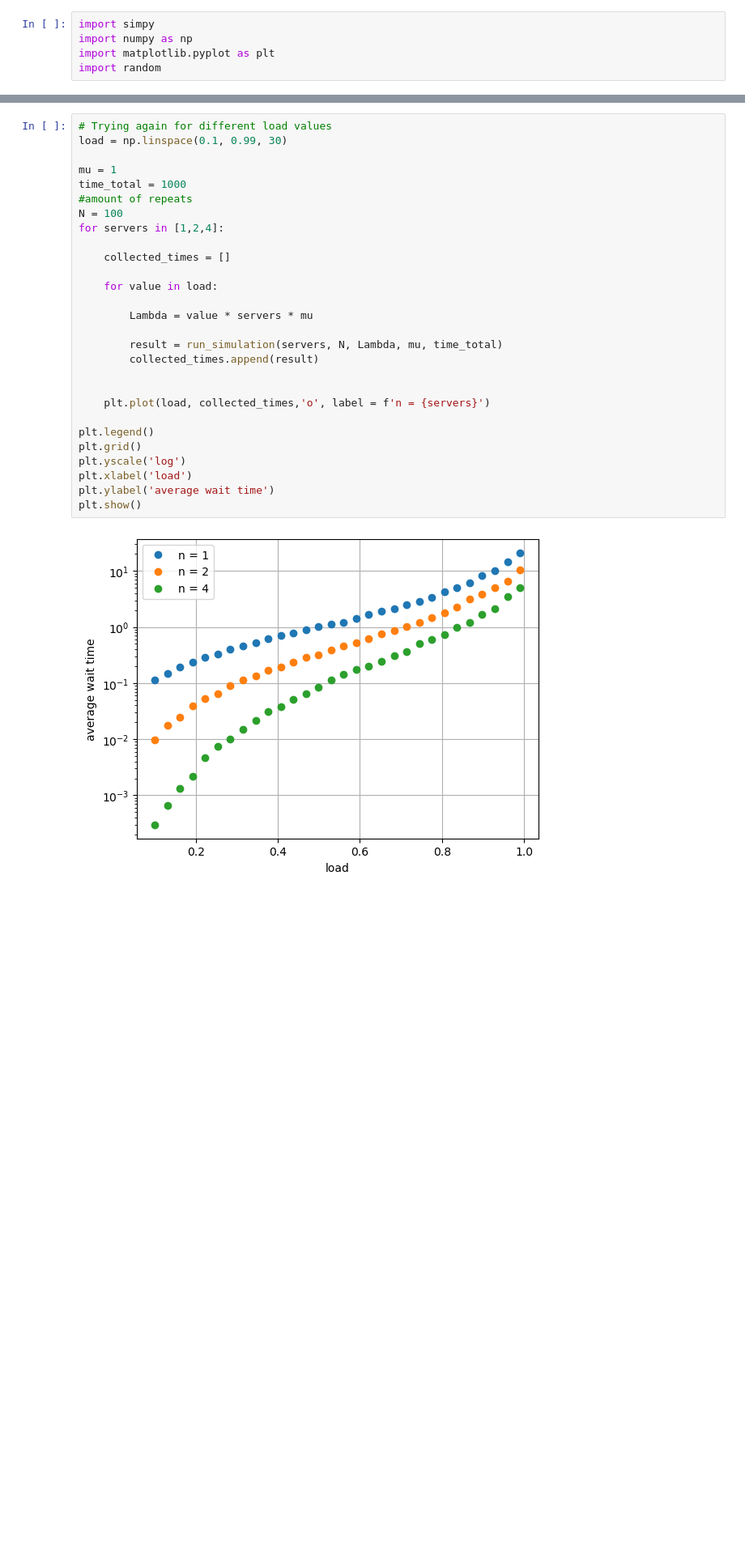
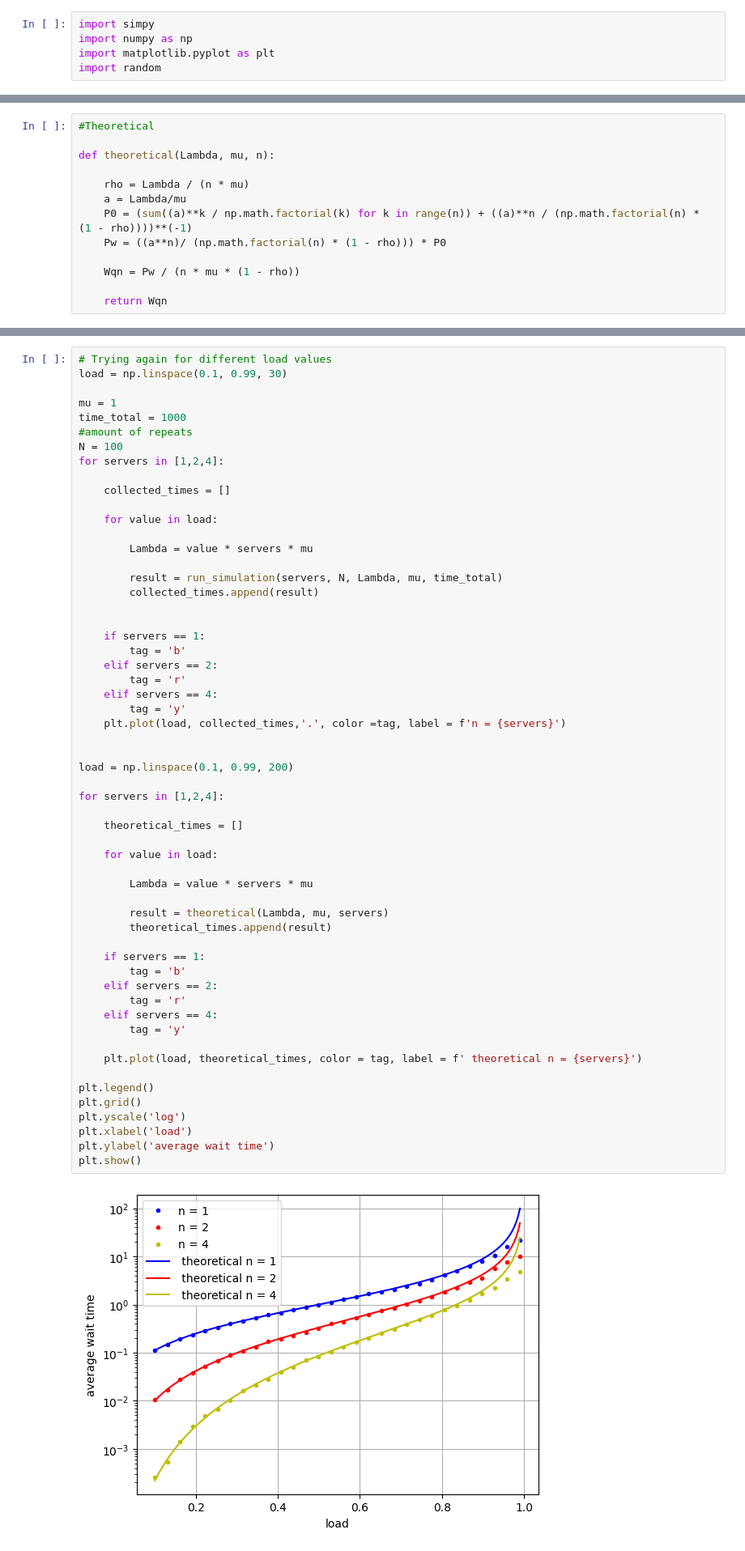
Before and after one commit to luka-waronig/Stochastic_sim_assignment_2, a Jupyter notebook: assignment_2.ipynb, the cells around one changed output, grey strips where cells are left out. Shown at 81% size. Saved outputs shown, nothing was run; the diff lists cells and outputs as text; blank space fills up the shorter version.

Commit message:
added theoretical into graph

```diff
--- a/assignment_2.ipynb
+++ b/assignment_2.ipynb
@@ -84,6 +85,19 @@ W(2) < W(1)
 
 #### non mathematical explanation:
 The average waiting time is shorter for an M/M/2 queue compared to an M/M/1 queue with the same system load ($\rho$)because in the M/M/2 system, there are two servers sharing the workload. This reduces the probability of all servers being busy at the same time and allows more customers to be served simultaneously. Additionally, the impact of variability in arrival and service times is less pronounced when multiple servers are available, which leads to shorter queues and reduced waiting times. Essentially, the system benefits from resource pooling, where multiple servers provide flexibility and efficiency in handling customer arrivals.
+# %%
+#Theoretical
+
+def theoretical(Lambda, mu, n):
+
+    rho = Lambda / (n * mu)
+    a = Lambda/mu
+    P0 = (sum((a)**k / np.math.factorial(k) for k in range(n)) + ((a)**n / (np.math.factorial(n) * (1 - rho))))**(-1)
+    Pw = ((a**n)/ (np.math.factorial(n) * (1 - rho))) * P0
+
+    Wqn = Pw / (n * mu * (1 - rho))
+
+    return Wqn
 # %%
 # Used as a guide: https://simpy.readthedocs.io/en/latest/examples/bank_renege.html
 def source(env, time_total, Lambda, counter, waiting_times, mu):
@@ -154,33 +168,62 @@ plt.show()
 # %%
 # Trying again for different load values
 load = np.linspace(0.1, 0.99, 30)
 
 mu = 1
 time_total = 1000
 #amount of repeats
 N = 100
 for servers in [1,2,4]:
 
     collected_times = []
 
     for value in load:
 
         Lambda = value * servers * mu
 
         result = run_simulation(servers, N, Lambda, mu, time_total)
         collected_times.append(result)
 
 
-    plt.plot(load, collected_times,'o', label = f'n = {servers}')
+    if servers == 1:
+        tag = 'b'
+    elif servers == 2:
+        tag = 'r'
+    elif servers == 4:
+        tag = 'y'
+    plt.plot(load, collected_times,'.', color =tag, label = f'n = {servers}')
+
+
+load = np.linspace(0.1, 0.99, 200)
+
+for servers in [1,2,4]:
+
+    theoretical_times = []
+
+    for value in load:
+
+        Lambda = value * servers * mu
+
+        result = theoretical(Lambda, mu, servers)
+        theoretical_times.append(result)
+
+    if servers == 1:
+        tag = 'b'
+    elif servers == 2:
+        tag = 'r'
+    elif servers == 4:
+        tag = 'y'
+
+    plt.plot(load, theoretical_times, color = tag, label = f' theoretical n = {servers}')
 
 plt.legend()
 plt.grid()
 plt.yscale('log')
 plt.xlabel('load')
 plt.ylabel('average wait time')
 plt.show()
 # %% [output]
-[figure, old version]
+[figure, new version]
 # %% [markdown]
 #### Question 3)
 
```
Also changed, not shown: parts of 3 cells of this notebook.
